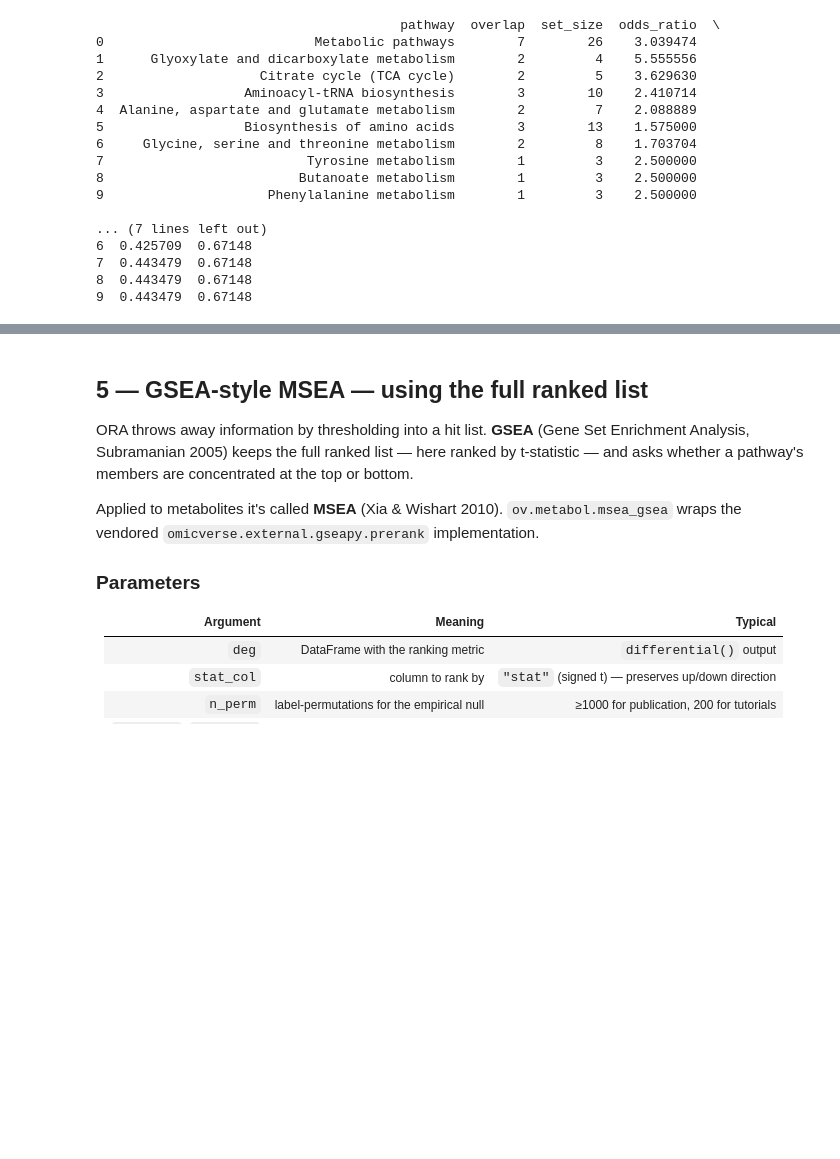
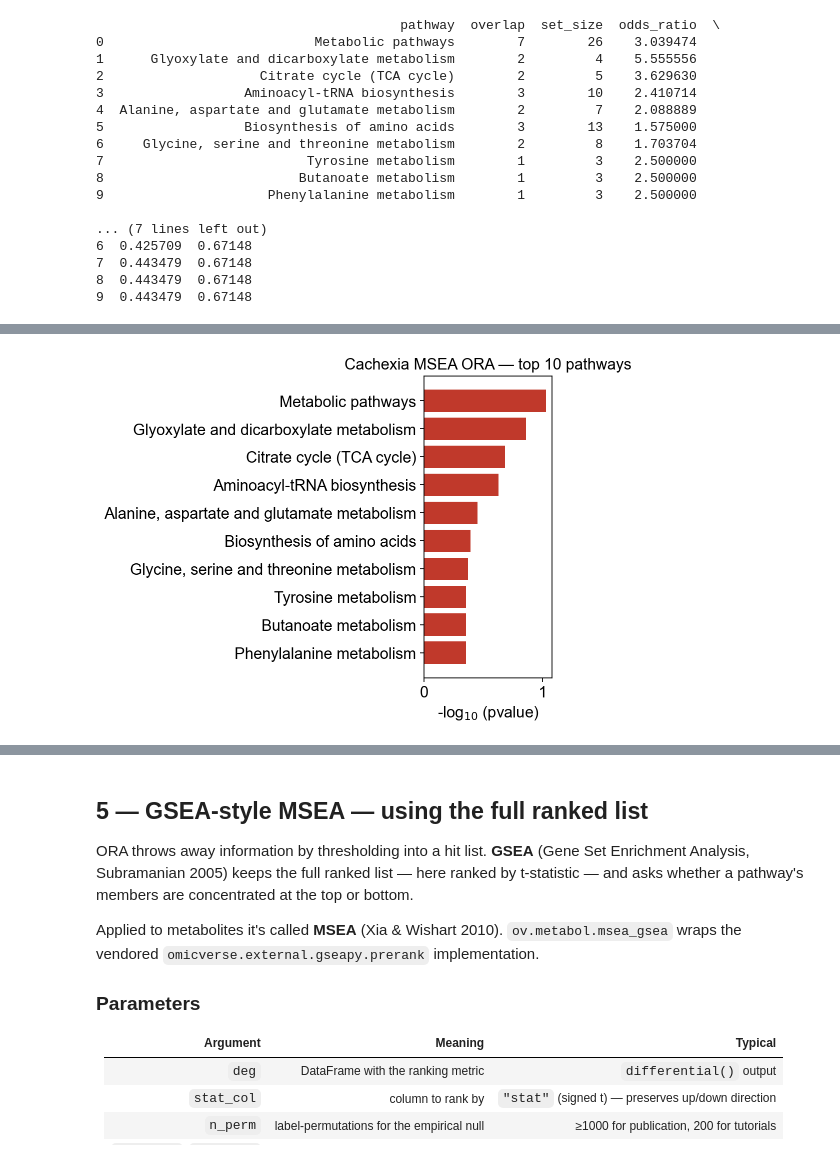
Before and after one commit to DBinary/omicverse-tutorials, a Jupyter notebook: docs/Tutorials-metabol/t_metabol_03_pathway.ipynb, the cells around one changed output, grey strips where cells are left out. Cells and saved outputs as stored; diff of their text form; code cells hidden in the pictures; blank space fills up the shorter version.

```diff
--- a/docs/Tutorials-metabol/t_metabol_03_pathway.ipynb
+++ b/docs/Tutorials-metabol/t_metabol_03_pathway.ipynb
@@ -181,0 +189,8 @@ ora.head(10)[['pathway', 'overlap', 'set_size', 'odds_ratio', 'pvalue', 'padj']]
+# %%
+# Bar plot of the ORA result — top 10 pathways by raw p-value
+fig, ax = ov.metabol.pathway_bar(ora, score_col='pvalue', top_n=10)
+ax.set_title('Cachexia MSEA ORA — top 10 pathways')
+import matplotlib.pyplot as plt
+plt.tight_layout(); plt.show()
+# %% [output]
+[figure, added]
```
Also changed, not shown: parts of 5 cells of this notebook, 1 other file.
